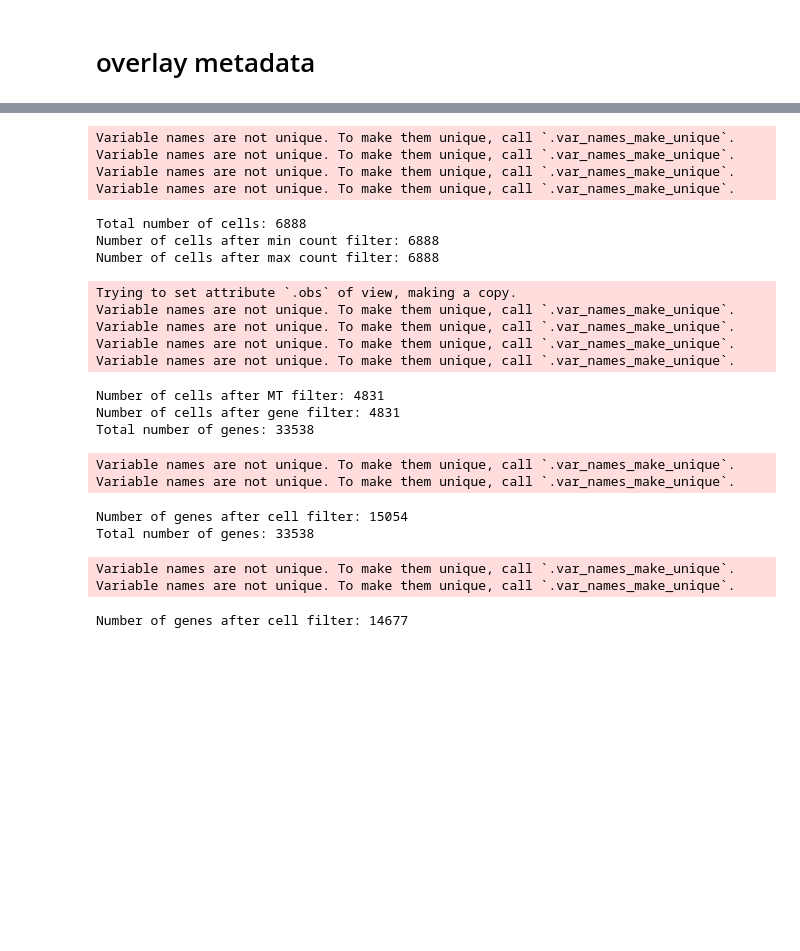
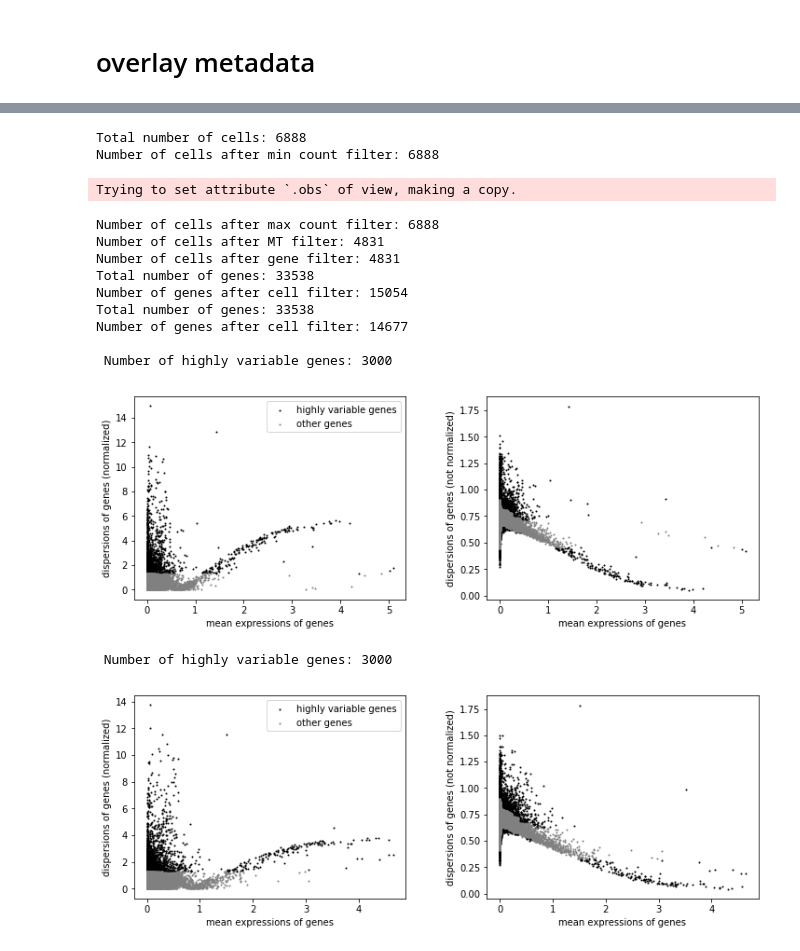
Before and after one commit to johnnyUCSF/scEasyMode, a Jupyter notebook: sceasy_example.ipynb, the cells around one changed output, grey strips where cells are left out. Saved outputs shown, nothing was run; the diff lists cells and outputs as text; code cells hidden in the pictures; blank space fills up the shorter version.

```diff
--- a/sceasy_example.ipynb
+++ b/sceasy_example.ipynb
@@ -83,41 +80,23 @@ Variable names are not unique. To make them unique, call `.var_names_make_unique
-# %%
-###filtering by cells by mt_thresh
-mt_thresh = 0.3
-human = sceasy.annotate_mito(human,mt_thresh)
-clean = sceasy.filter_cells(human,mt_thresh)
-###filtering genes by min_cells
-min_cells = 20
-human = sceasy.filter_genes(human,min_cells)
-clean = sceasy.filter_genes(clean,min_cells)
-###normalize
-human = sceasy.normalize(human)
-clean = sceasy.normalize(clean)
-###define HVGs
-human = sceasy.define_hvgs(human)
-clean = sceasy.define_nvgs(clean)
-###visualize
-human = sceasy.visualize(human)
-clean = sceasy.visualize(clean)
-# %% [output]
-Variable names are not unique. To make them unique, call `.var_names_make_unique`.
-Variable names are not unique. To make them unique, call `.var_names_make_unique`.
-Variable names are not unique. To make them unique, call `.var_names_make_unique`.
-Variable names are not unique. To make them unique, call `.var_names_make_unique`.
-Total number of cells: 6888
-Number of cells after min count filter: 6888
-Number of cells after max count filter: 6888
-Trying to set attribute `.obs` of view, making a copy.
-Variable names are not unique. To make them unique, call `.var_names_make_unique`.
-Variable names are not unique. To make them unique, call `.var_names_make_unique`.
-Variable names are not unique. To make them unique, call `.var_names_make_unique`.
-Variable names are not unique. To make them unique, call `.var_names_make_unique`.
-Number of cells after MT filter: 4831
-Number of cells after gene filter: 4831
-Total number of genes: 33538
-Variable names are not unique. To make them unique, call `.var_names_make_unique`.
-Variable names are not unique. To make them unique, call `.var_names_make_unique`.
-Number of genes after cell filter: 15054
-Total number of genes: 33538
-Variable names are not unique. To make them unique, call `.var_names_make_unique`.
-Variable names are not unique. To make them unique, call `.var_names_make_unique`.
-Number of genes after cell filter: 14677
+# %%
+###filtering by cells by mt_thresh
+##define
+mt_thresh = 0.3
+min_cells = 20
+##filter
+human,clean = sceasy.filters(human,mt_thresh,min_cells)
+# %% [output]
+Total number of cells: 6888
+Number of cells after min count filter: 6888
+Trying to set attribute `.obs` of view, making a copy.
+Number of cells after max count filter: 6888
+Number of cells after MT filter: 4831
+Number of cells after gene filter: 4831
+Total number of genes: 33538
+Number of genes after cell filter: 15054
+Total number of genes: 33538
+Number of genes after cell filter: 14677
+
+ Number of highly variable genes: 3000
+[figure, added]
+ Number of highly variable genes: 3000
+[figure, added]
```
Also changed, not shown: parts of 1 cell of this notebook, 1 other file.
